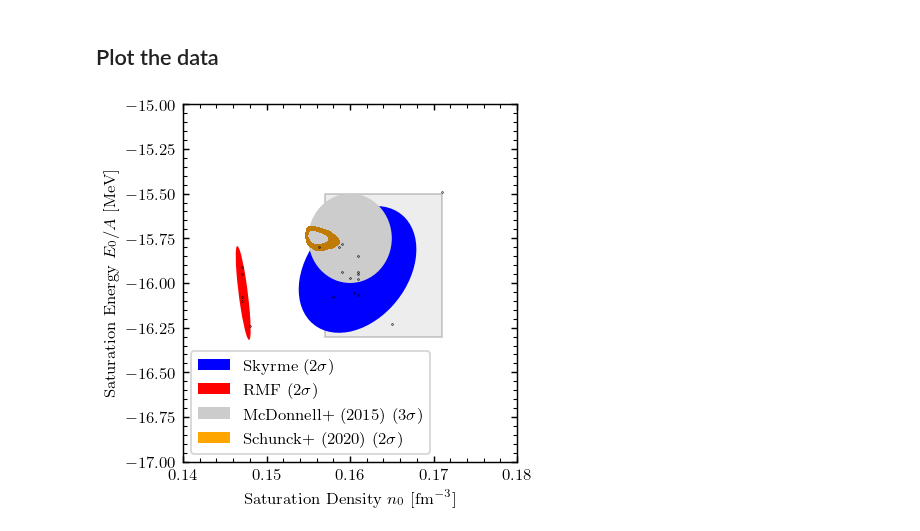
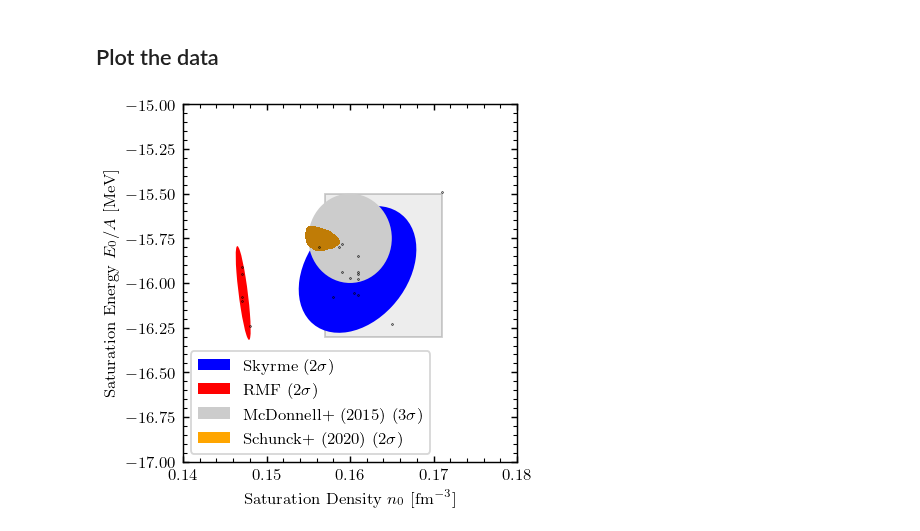
Before and after one commit to cdrischler/nuclear_saturation, a Jupyter notebook: saturation_overview.ipynb, the cells around one changed output. Saved outputs shown, nothing was run; the diff lists cells and outputs as text; code cells hidden in the pictures.

Commit message:
changes to nuclear saturation plot

```diff
--- a/saturation_overview.ipynb
+++ b/saturation_overview.ipynb
@@ -57,33 +57,33 @@ for imodel,model in enumerate(("Skyrme", "RMF")):
     color=colorset[imodel]
     confidence_ellipse(masked_data["rho0"], masked_data["E/A"],
                        ax, n_std=2.0, facecolor=color, show_scatter=True)
     legend_elements.append(Ellipse((0, 0), width=1, height=1, facecolor=color, label=f"{model} (2$\\sigma$)"))
 
 
 plot_empirical_saturation(ax=ax, zorder=-3)
 
 color=facecolor="0.8"
 confidence_ellipse_mean_cov([np.mean([0.155,0.165]),np.mean([-16, -15.5])], np.diag([0.005,0.25])**2,
                             ax=ax, n_std=1, facecolor="0.8")
 legend_elements.append(Ellipse((0, 0), width=1, height=1, facecolor=color, label=f"McDonnell+ (2015) (3$\\sigma$)"))
 # 0.155 ≤ ρc ≤ 0.165 (fm−3 ); −16.0 ≤ E NM /A ≤ −15.5 (MeV);
 
 
 def plotkde(filename):
     data1 = np.loadtxt(filename, delimiter=',', skiprows=1)
-    sns.kdeplot(x=data1[:,0], y=data1[:,1], fill=True, levels=[.05,.32], color="orange")
+    sns.kdeplot(x=data1[:,0], y=data1[:,1], fill=True, levels=[.05,1], color="orange")
     legend_elements.append(Ellipse((0, 0), width=1, height=1, facecolor="orange", label=f"Schunck+ (2020) (2$\\sigma$)"))
 
 plotkde("data/forChristan_samples1.csv")
 #plotkde("data/forChristan_samples2.csv")
 #plotkde("data/forChristan_samples3.csv")
 
 ax.legend(handles=legend_elements, loc='best')
-
+#ax.axvspan(.155,.165,alpha=.2)
 ax.set_xlim(0.14, 0.18)
 ax.set_ylim(-17, -15.)
 ax.set_xlabel('Saturation Density $n_0$ [fm$^{-3}$]')
 ax.set_ylabel('Saturation Energy $E_0/A$ [MeV]')
 fig.savefig("saturation.pdf")
 # %% [output]
-[figure, old version]
+[figure, new version]
```
